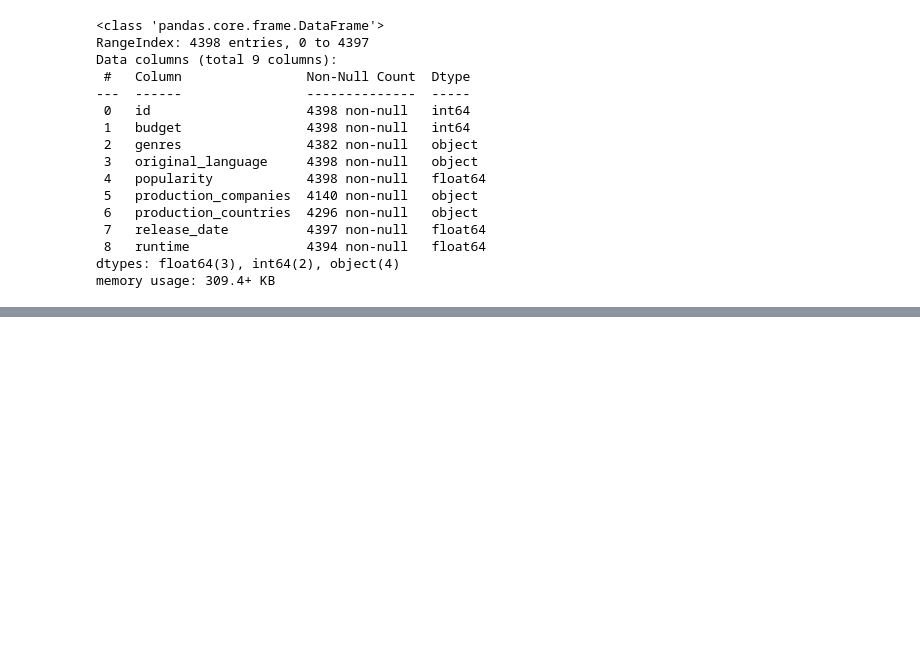
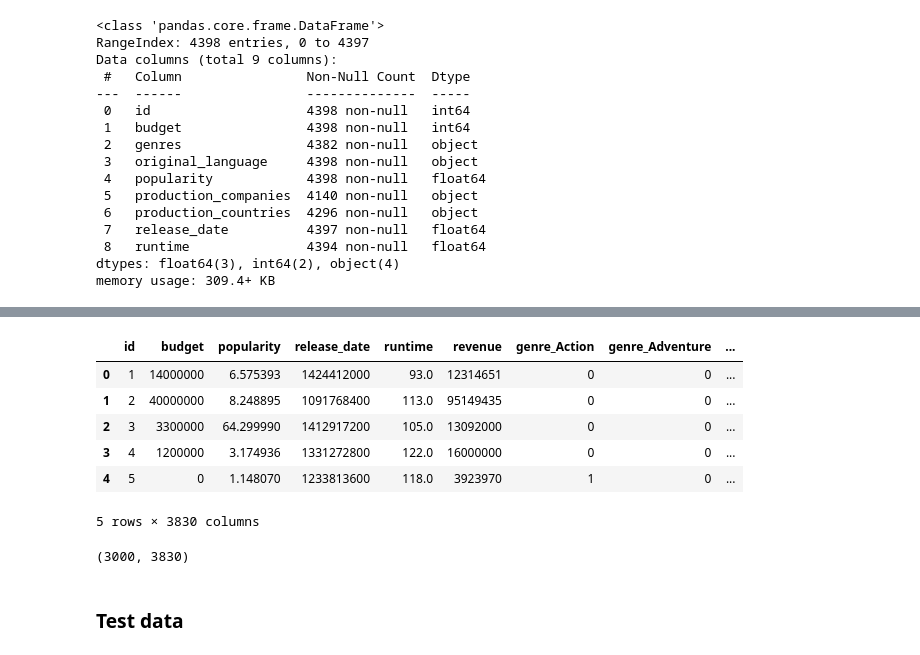
Before and after one commit to kalymaan/box-office-revenue-prediction, a Jupyter notebook: Trang/Cleaning_EDA.ipynb, the cells around one changed output, grey strips where cells are left out. Saved outputs shown, nothing was run; the diff lists cells and outputs as text; code cells hidden in the pictures; blank space fills up the shorter version.

```diff
--- a/Trang/Cleaning_EDA.ipynb
+++ b/Trang/Cleaning_EDA.ipynb
@@ -372,0 +388,39 @@ X_train, X_test, y_train, y_test = train_test_split(X,y, random_state=42)
+# %%
+genres_dummies = pd.get_dummies(train['genres'].explode(), prefix='genre')
+
+genres_dummies = genres_dummies.groupby(genres_dummies.index).sum()
+
+train = pd.concat([train,genres_dummies], axis=1)
+
+train.drop('genres', axis=1, inplace=True)
+# %%
+production_country_dummies = pd.get_dummies(train['production_countries'].explode(), prefix='prod_country')
+
+production_country_dummies = production_country_dummies.groupby(production_country_dummies.index).sum()
+
+train = pd.concat([train,production_country_dummies], axis=1)
+
+train.drop('production_countries', axis=1, inplace=True)
+# %%
+production_company_dummies = pd.get_dummies(train['production_companies'].explode(), prefix='prod_company')
+
+production_company_dummies = production_company_dummies.groupby(production_company_dummies.index).sum()
+
+train = pd.concat([train,production_company_dummies], axis=1)
+
+train.drop('production_companies', axis=1, inplace=True)
+# %%
+train_dummy = pd.get_dummies(train, columns=['original_language'], drop_first=True)
+train_dummy.head()
+# %% [output]
+|  | id | budget | popularity | release_date | runtime | revenue | genre_Action | genre_Adventure | ... |
+| 0 | 1 | 14000000 | 6.575393 | 1424412000 | 93.0 | 12314651 | 0 | 0 | ... |
+| 1 | 2 | 40000000 | 8.248895 | 1091768400 | 113.0 | 95149435 | 0 | 0 | ... |
+| 2 | 3 | 3300000 | 64.299990 | 1412917200 | 105.0 | 13092000 | 0 | 0 | ... |
+| 3 | 4 | 1200000 | 3.174936 | 1331272800 | 122.0 | 16000000 | 0 | 0 | ... |
+| 4 | 5 | 0 | 1.148070 | 1233813600 | 118.0 | 3923970 | 1 | 0 | ... |
+5 rows × 3830 columns
+# %%
+train_dummy.shape
+# %% [output]
+(3000, 3830)
@@ -372,0 +429,2 @@ X_train, X_test, y_train, y_test = train_test_split(X,y, random_state=42)
+# %% [markdown]
+### Test data
```
Also changed, not shown: parts of 15 cells of this notebook, 5 other files.
